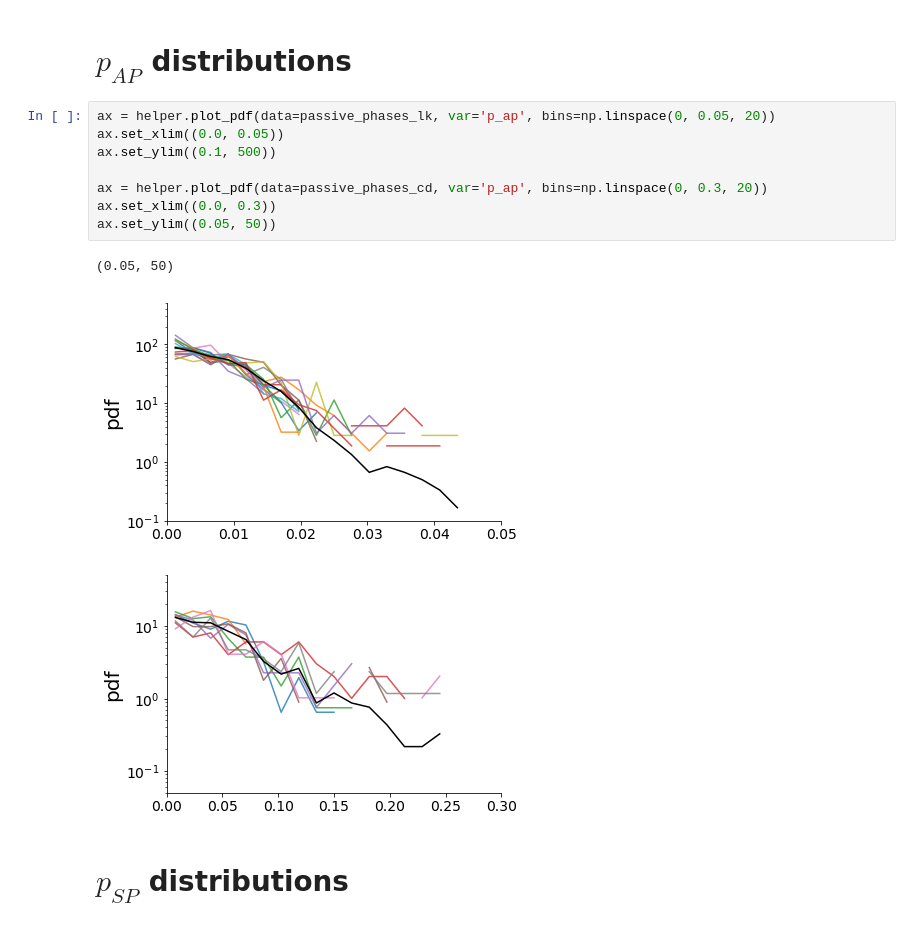
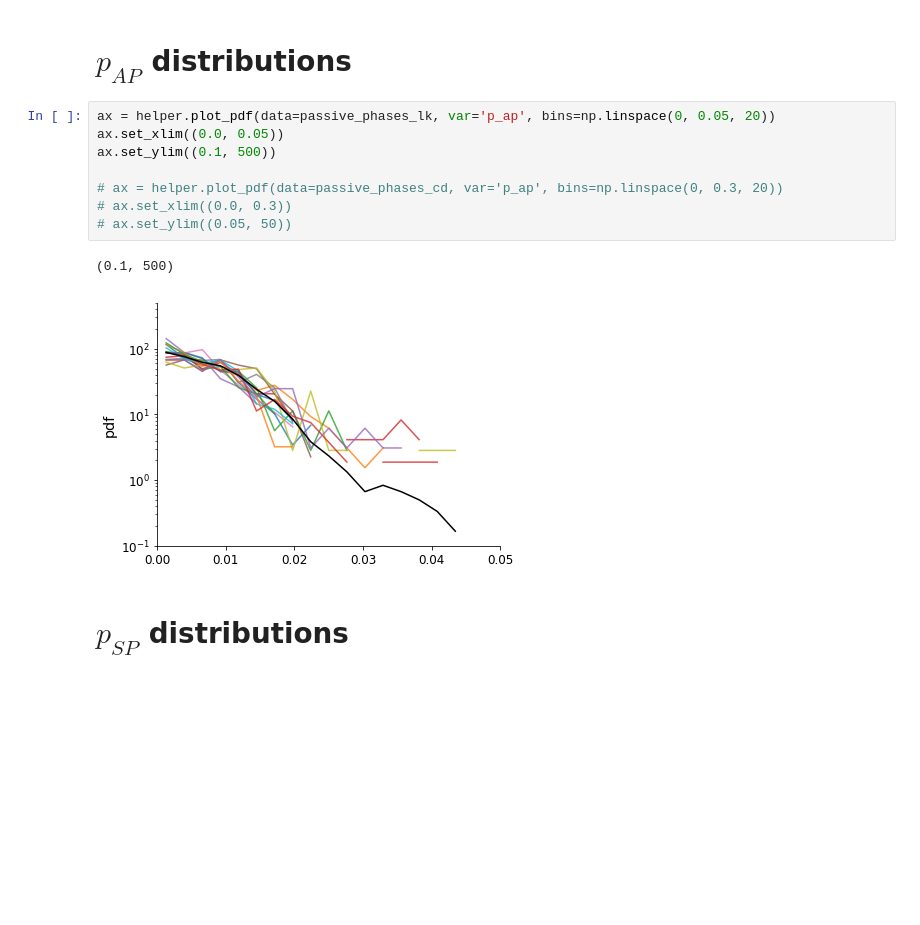
Before and after one commit to cherepaha/initiation, a Jupyter notebook: steering_data_analysis.ipynb, the cells around one changed output. Saved outputs shown, nothing was run; the diff lists cells and outputs as text; blank space fills up the shorter version.

```diff
--- a/steering_data_analysis.ipynb
+++ b/steering_data_analysis.ipynb
@@ -161,15 +167,14 @@ plt.savefig('figures/delta_t_pdf_cd.png')
 # %%
 ax = helper.plot_pdf(data=passive_phases_lk, var='p_ap', bins=np.linspace(0, 0.05, 20))
 ax.set_xlim((0.0, 0.05))
 ax.set_ylim((0.1, 500))
 
-ax = helper.plot_pdf(data=passive_phases_cd, var='p_ap', bins=np.linspace(0, 0.3, 20))
-ax.set_xlim((0.0, 0.3))
-ax.set_ylim((0.05, 50))
+# ax = helper.plot_pdf(data=passive_phases_cd, var='p_ap', bins=np.linspace(0, 0.3, 20))
+# ax.set_xlim((0.0, 0.3))
+# ax.set_ylim((0.05, 50))
 # %% [output]
-(0.05, 50)
+(0.1, 500)
-[figure, old version]
+[figure, new version]
-[figure, removed]
 # %% [markdown]
 # $p_{SP}$ distributions
 # %%
```
Also changed, not shown: parts of 23 cells of this notebook, 1 other file.
